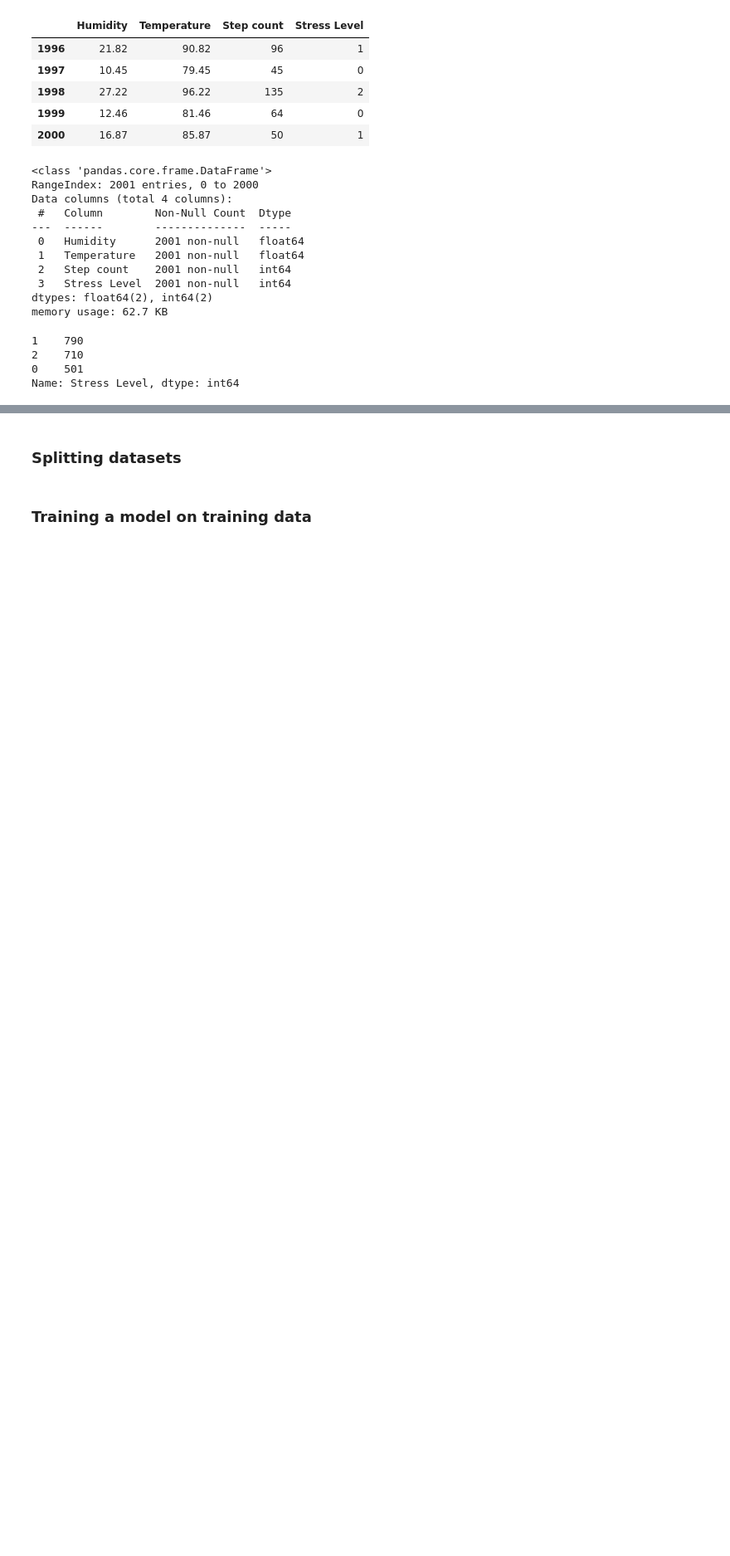
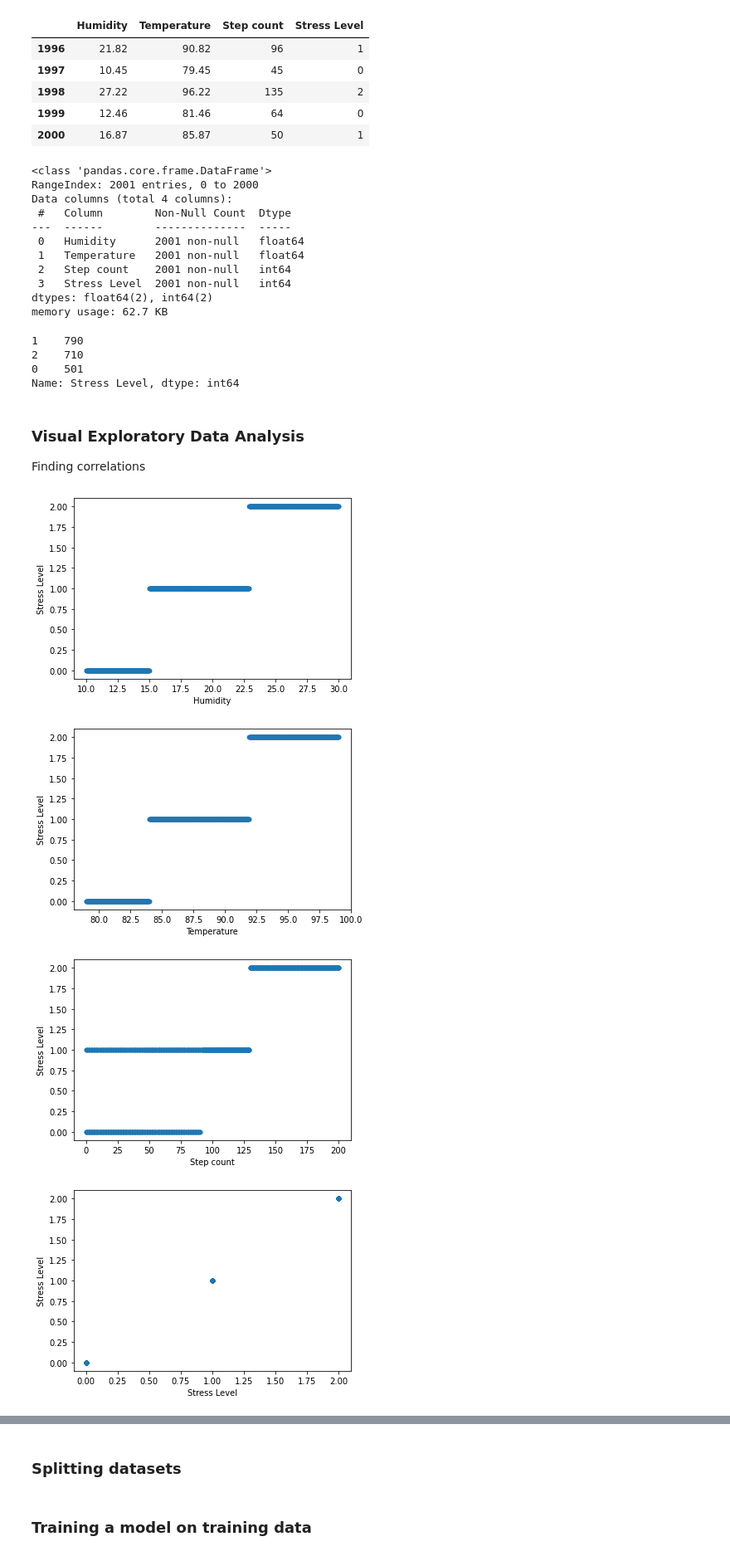
Before and after one commit to janprince/ml_stress_detection, a Jupyter notebook: stress_detection.ipynb, the cells around one changed output, grey strips where cells are left out. Shown at 83% size. Cells and saved outputs as stored; diff of their text form; code cells hidden in the pictures; blank space fills up the shorter version.

```diff
--- a/stress_detection.ipynb
+++ b/stress_detection.ipynb
@@ -56,3 +56,15 @@ data["Stress Level"].value_counts()
 2    710
 0    501
 Name: Stress Level, dtype: int64
+# %% [markdown]
+### Visual Exploratory Data Analysis
+Finding correlations
+# %%
+features = list(data.columns.values)
+for f in features:
+  data.plot(x=f, y="Stress Level", kind="scatter")
+# %% [output]
+[figure, added]
+[figure, added]
+[figure, added]
+[figure, added]
```
Also changed, not shown: parts of 9 cells of this notebook.
